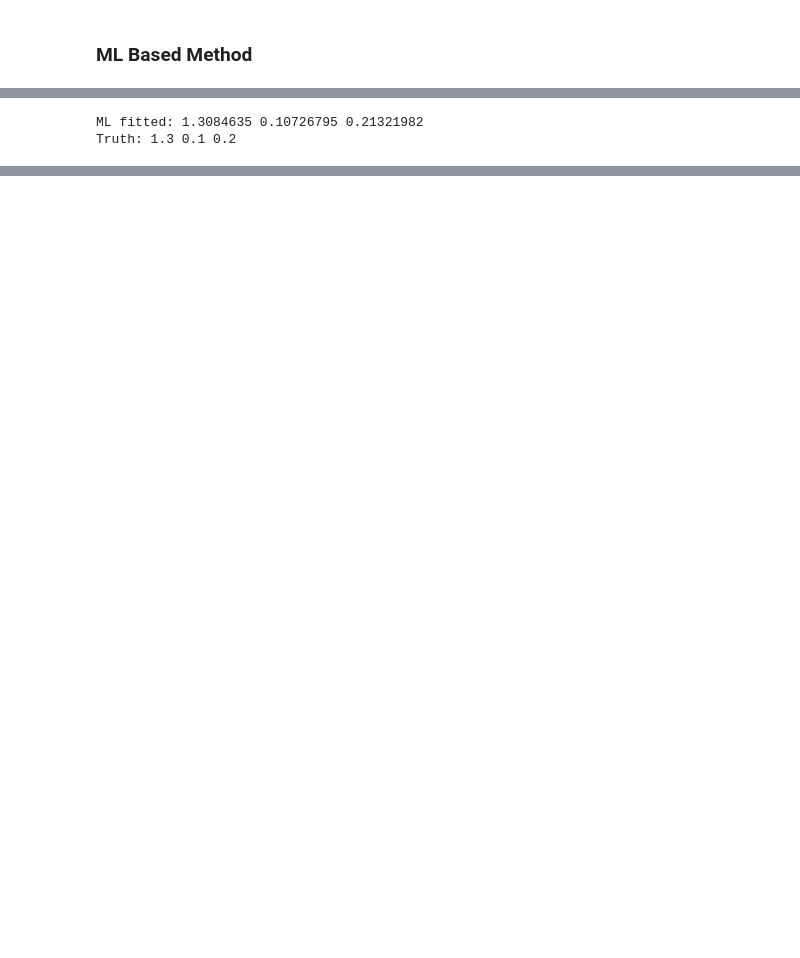
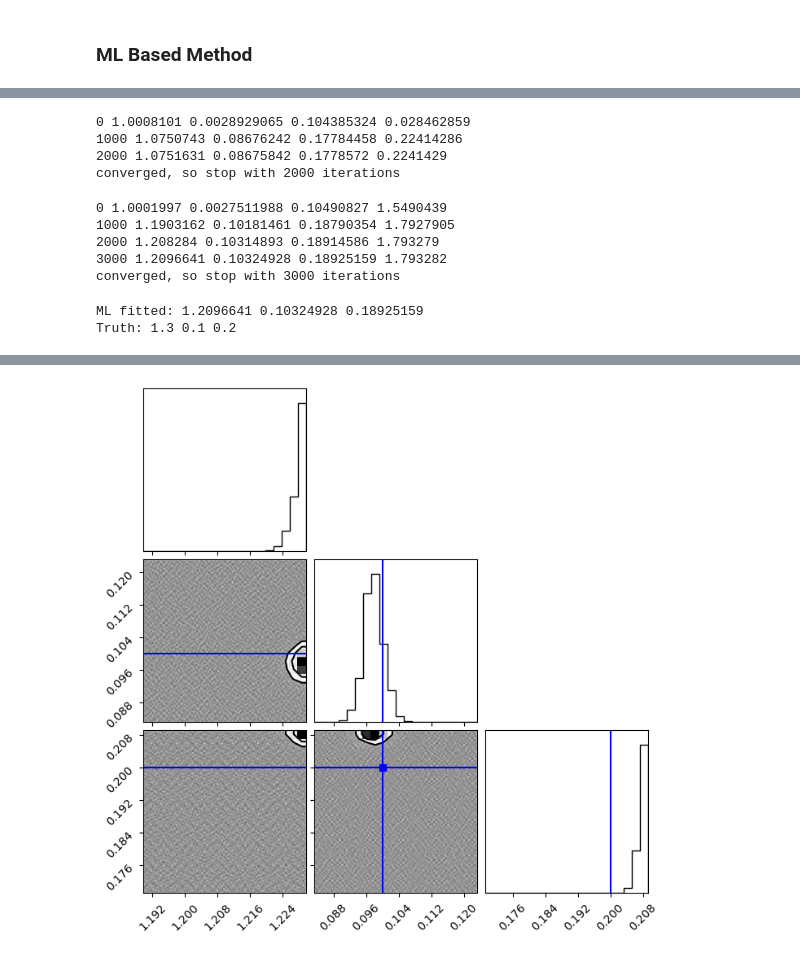
Before and after one commit to astro-jingtao/raddest, a Jupyter notebook: example/fit_linear.ipynb, the cells around one changed output, grey strips where cells are left out. Drawn from its saved outputs; the diff is of its cells as text; code cells hidden in the pictures; blank space fills up the shorter version.

```diff
--- a/example/fit_linear.ipynb
+++ b/example/fit_linear.ipynb
@@ -146,6 +159,68 @@ converged, so stop with 2000 iterations
+# %%
+params_ml, params_std, cov = linear_ML.fit(
+    x_obs,
+    x_err,
+    y_obs,
+    y_err,
+    [1.0, 0., 0.1],
+    int_method='qgrid',  # different integration method
+    ignore_y_err_c_y=True,
+    n=51,
+    flow_batch_size=500_000,
+    kde_batch_size=None,  # set it to 100000 or less if OOM
+    verbose=True)
+# %% [output]
+0 1.0008101 0.0028929065 0.104385324 0.028462859
+1000 1.0750743 0.08676242 0.17784458 0.22414286
+2000 1.0751631 0.08675842 0.1778572 0.2241429
+converged, so stop with 2000 iterations
+# %%
+params_ml, params_std, cov = linear_ML.fit(
+    x_obs,
+    x_err,
+    y_obs,
+    y_err,
+    [1.0, 0., 0.1],
+    int_method='auto',
+    ignore_y_err_c_y=True,
+    n=51,
+    flow_batch_size=500_000,
+    kde_batch_size=None,  # set it to 100000 or less if OOM
+    verbose=True)
+# %% [output]
+0 1.0001997 0.0027511988 0.10490827 1.5490439
+1000 1.1903162 0.10181461 0.18790354 1.7927905
+2000 1.208284 0.10314893 0.18914586 1.793279
+3000 1.2096641 0.10324928 0.18925159 1.793282
+converged, so stop with 3000 iterations
 # %%
-print('ML fitted:', *res_ML)
+print('ML fitted:', *params_ml)
 print('Truth:', k, b, sig)
 # %% [output]
-ML fitted: 1.3084635 0.10726795 0.21321982
+ML fitted: 1.2096641 0.10324928 0.18925159
 Truth: 1.3 0.1 0.2
+# %%
+sampler = qmc.Sobol(d=3, scramble=True)
+l_bounds = [
+    max(params_ml[0] - 0.02, -2),
+    max(params_ml[1] - 0.02, -2),
+    max(params_ml[2] - 0.02, 0.1)
+]
+u_bounds = [
+    min(params_ml[0] + 0.02, 2),
+    min(params_ml[1] + 0.02, 2),
+    min(params_ml[2] + 0.02, 0.5)
+]
+params_grid = qmc.scale(sampler.random_base2(m=15), l_bounds, u_bounds)
+
+log_posterior = linear_ML.log_posterior(x_obs, x_err, y_obs,
+                                                     y_err, params_grid)
+
+weight = jnp.exp(log_posterior - log_posterior.max())
+# %%
+cor_fig = corner(np.asarray(params_grid),
+                 weights=weight,
+                 bins=20,
+                 truths=[k, b, sig],
+                 truth_color='blue')
+# %% [output]
@@ -152,3 +230,4 @@ Truth: 1.3 0.1 0.2
+[figure, added]
 # %%
 plt.figure(figsize=(8, 4), dpi=400)
 
```
Also changed, not shown: parts of 16 cells of this notebook, 10 other files.
